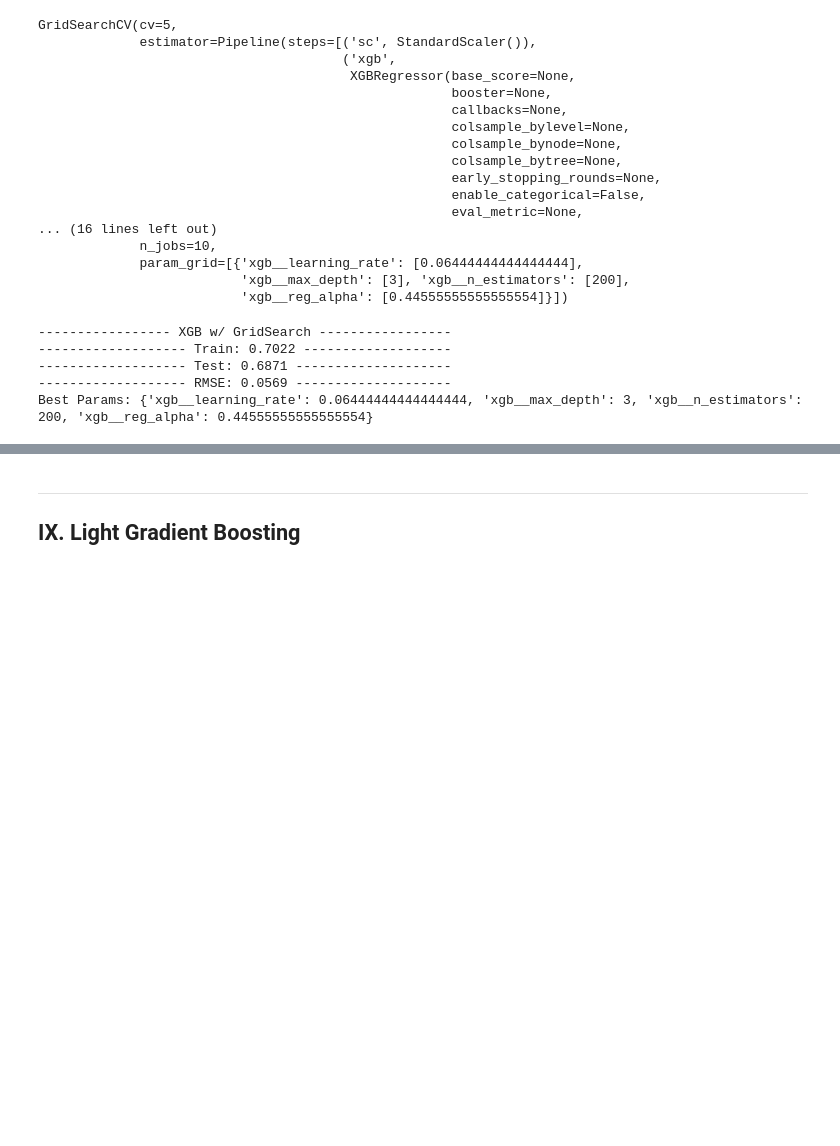
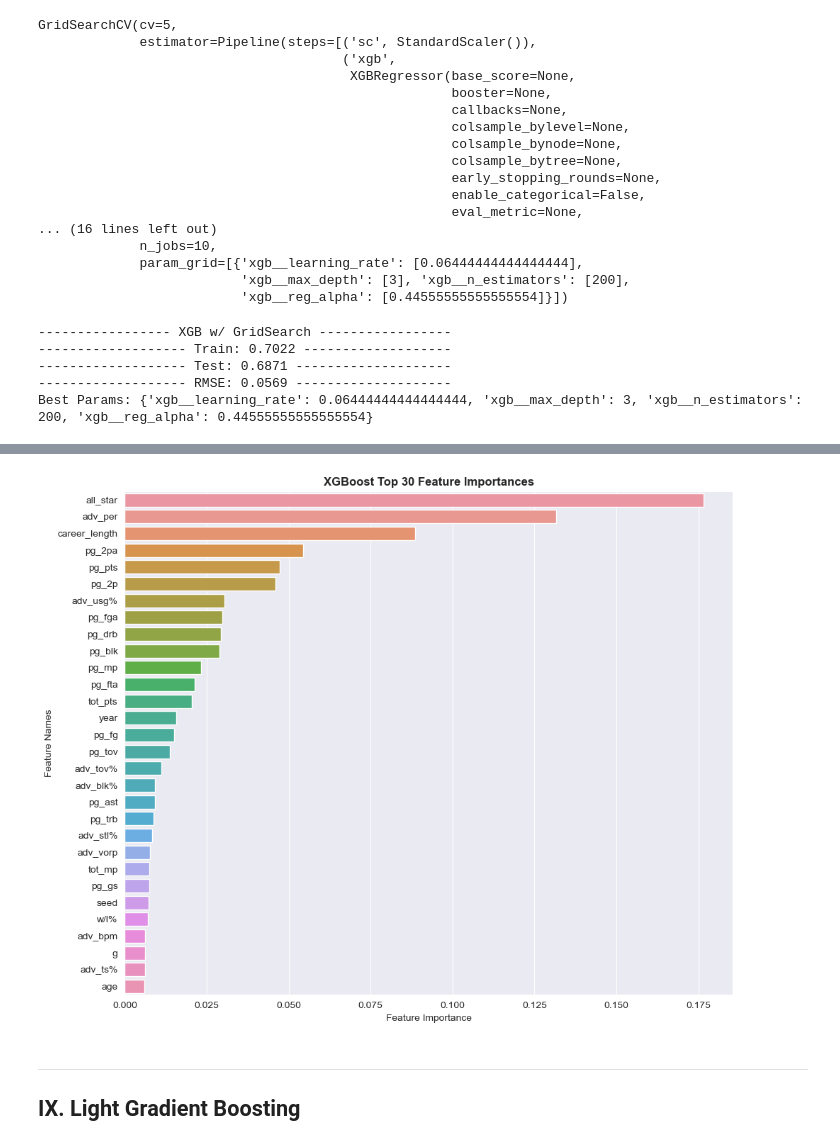
Before and after one commit to farahmalik11/DSI508_Capstone, a Jupyter notebook: code/05_Data_Modeling_II.ipynb, the cells around one changed output, grey strips where cells are left out. Cells and saved outputs as stored; diff of their text form; code cells hidden in the pictures; blank space fills up the shorter version.

```diff
--- a/code/05_Data_Modeling_II.ipynb
+++ b/code/05_Data_Modeling_II.ipynb
@@ -977,0 +982,11 @@ Best Params: {'xgb__learning_rate': 0.06444444444444444, 'xgb__max_depth': 3, 'x
+# %%
+best_estimator = gs_xgb.best_estimator_
+xgboost = best_estimator.named_steps['xgb']
+feature_importances = xgboost.feature_importances_
+best_preprocessor = best_estimator.named_steps['sc']
+
+feature_names = best_preprocessor.get_feature_names_out()
+feature_names_list = list(feature_names)
+
+print(feature_names)
+print(feature_importances)
@@ -978,3 +1014,23 @@ Best Params: {'xgb__learning_rate': 0.06444444444444444, 'xgb__max_depth': 3, 'x
+# %%
+fi = pd.DataFrame({'feature_names':feature_names,
+                   'feature_importance': feature_importances})
+
+#Sort by creasing feature importance
+fi.sort_values(by=['feature_importance'], ascending=False,inplace=True)
+fi2 = fi.reset_index().drop(columns = ['index']).head(30)
+# %%
+#Sort the DataFrame by descending
+plt.figure(figsize=(10,8))
+sns.barplot(x=fi2['feature_importance'], y=fi2['feature_names'])
+plt.title('XGBoost Top 30 Feature Importances', fontweight='bold')
+plt.xlabel('Feature Importance')
+plt.ylabel('Feature Names');
+
+plt.tight_layout()
+plt.savefig('../images/Feature_Importances_xgb.png', dpi=192, bbox_inches='tight');
+plt.show()
+# %% [output]
+[figure, added]
 # %% [markdown]
 ---
 ## IX. Light Gradient Boosting
```
Also changed, not shown: parts of 12 cells of this notebook, 10 other files.
